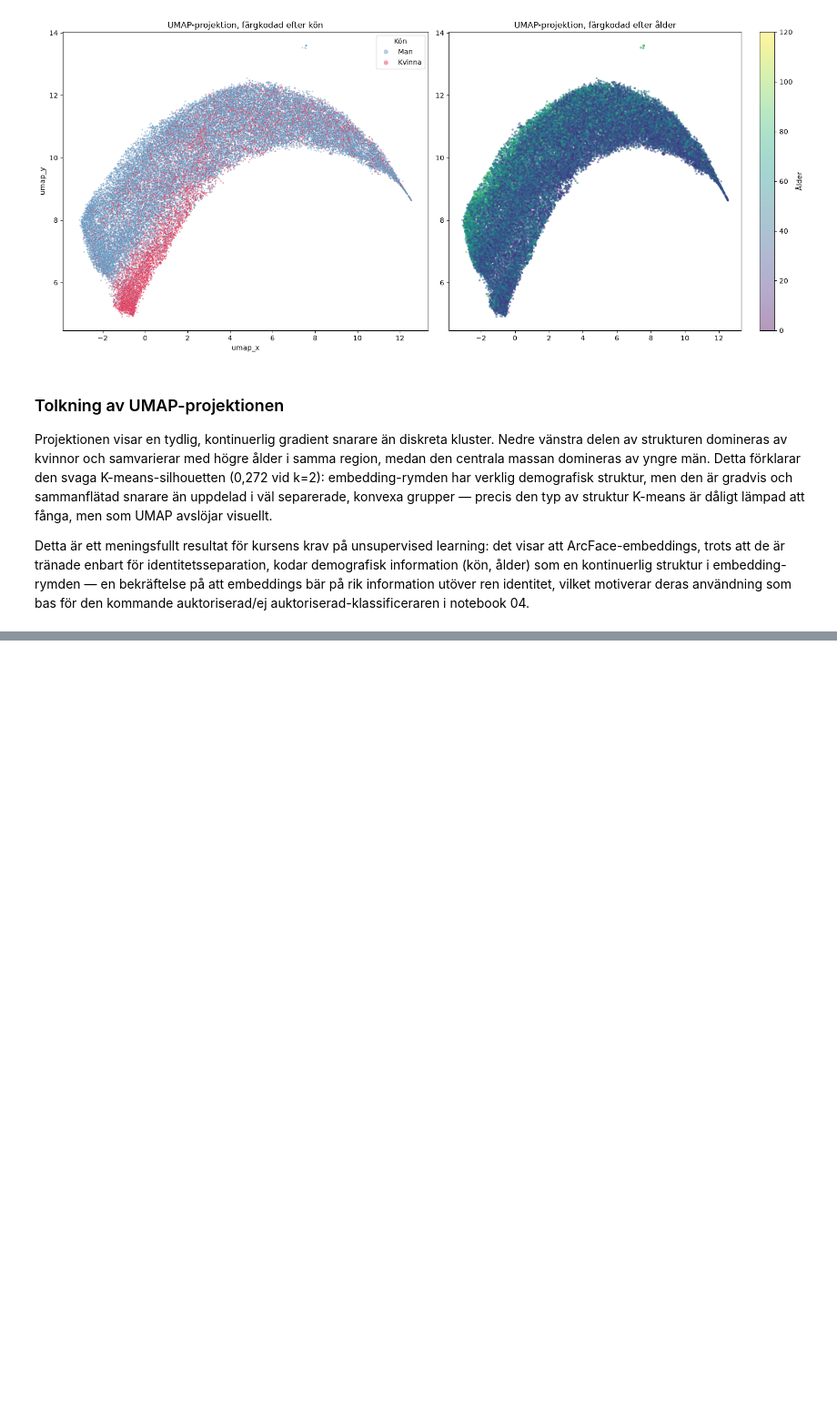
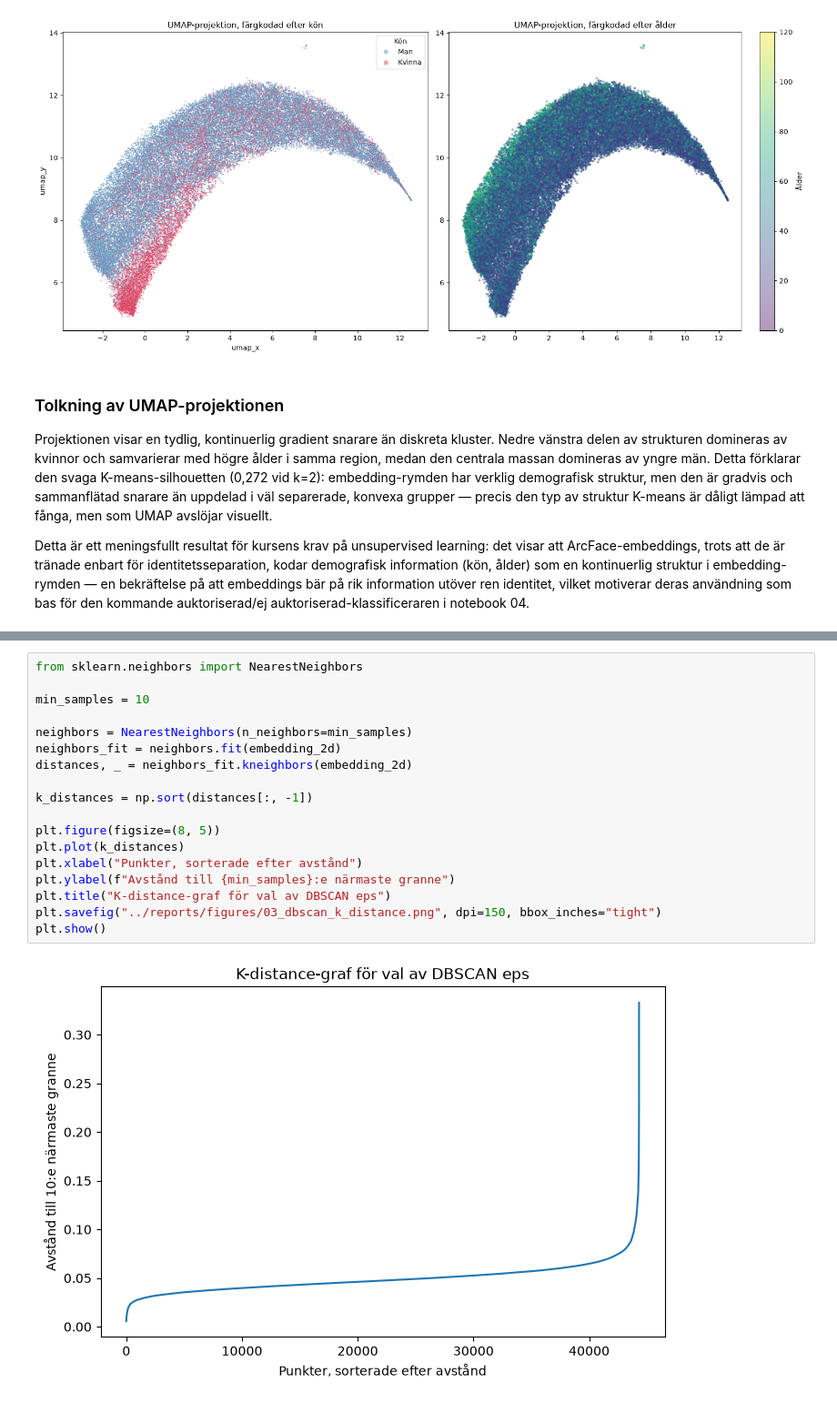
Before and after one commit to nicklasskoglund/biometric-access-terminal, a Jupyter notebook: notebooks/03_unsupervised_clustering.ipynb, the cells around one changed output, grey strips where cells are left out. Shown at 91% size. Saved outputs shown, nothing was run; the diff lists cells and outputs as text; blank space fills up the shorter version.

```diff
--- a/notebooks/03_unsupervised_clustering.ipynb
+++ b/notebooks/03_unsupervised_clustering.ipynb
@@ -645,0 +671,20 @@ kommande auktoriserad/ej auktoriserad-klassificeraren i notebook 04.
+# %%
+from sklearn.neighbors import NearestNeighbors
+
+min_samples = 10
+
+neighbors = NearestNeighbors(n_neighbors=min_samples)
+neighbors_fit = neighbors.fit(embedding_2d)
+distances, _ = neighbors_fit.kneighbors(embedding_2d)
+
+k_distances = np.sort(distances[:, -1])
+
+plt.figure(figsize=(8, 5))
+plt.plot(k_distances)
+plt.xlabel("Punkter, sorterade efter avstånd")
+plt.ylabel(f"Avstånd till {min_samples}:e närmaste granne")
+plt.title("K-distance-graf för val av DBSCAN eps")
+plt.savefig("../reports/figures/03_dbscan_k_distance.png", dpi=150, bbox_inches="tight")
+plt.show()
+# %% [output]
+[figure, added]
```
Also changed, not shown: parts of 6 cells of this notebook, 2 other files.
